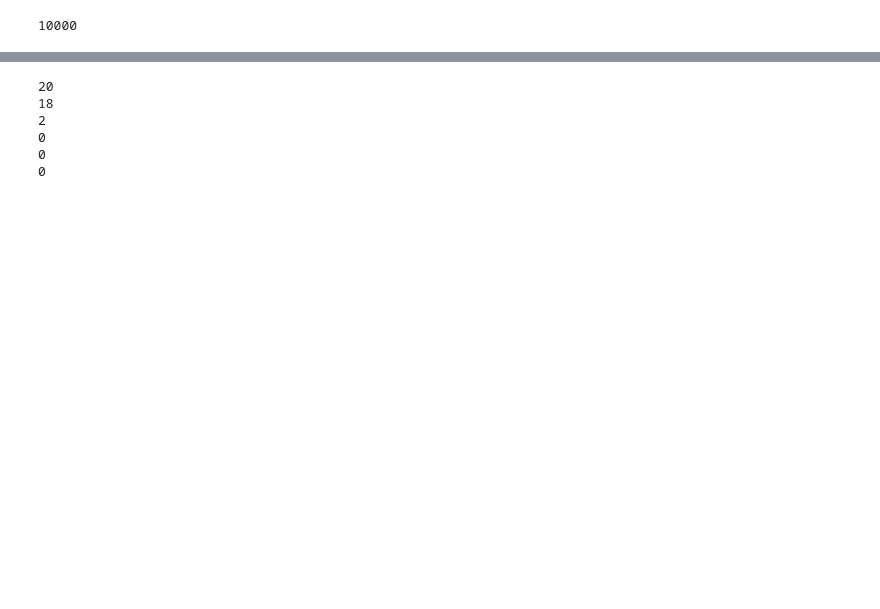
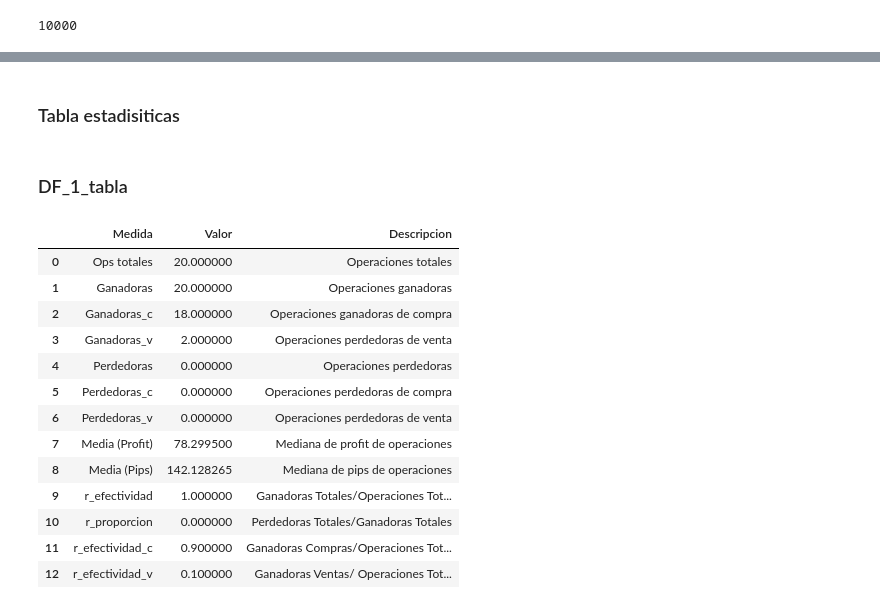
Before and after one commit to luisangelrp97/LAB_2_LARP, a Jupyter notebook: funciones.ipynb, the cells around one changed output, grey strips where cells are left out. Drawn from its saved outputs; the diff is of its cells as text; code cells hidden in the pictures; blank space fills up the shorter version.

```diff
--- a/funciones.ipynb
+++ b/funciones.ipynb
@@ -173,40 +162,62 @@ df_archivo
+# %% [markdown]
+### Tabla estadisiticas
+# %% [markdown]
+### DF_1_tabla
 # %%
-Ganadoras = []
+
 Win = 0   #Ganadoras
 Lose = 0  #Perdedoras
 WinB = 0  #Ganadoras Compra
 WinS = 0 #Ganadoras de Venta
 LoseB = 0 #Perdedora Compra
 LoseS = 0 #Perdedoras Venta
+Pips= len( df_archivo['Pips'])
 
 
 contador = 0
 
 for i in range(0,len(df_archivo)):
     if df_archivo['type'][i] == 'buy':
         if df_archivo['Pips'][i] > 0:
             Win = Win + 1
             WinB = WinB + 1
         else:
             Lose = Lose + 1
             LoseB = LoseB + 1
     else:
         if df_archivo['Pips'][i] > 0:
             Win = Win + 1
             WinS = WinS + 1
         else:
             Lose = Lose + 1
             LoseS = LoseS + 1
-print(Win)
-print(WinB)
-print(WinS)
-print(Lose)
-print(LoseB)
-print(LoseS)
+
+
+Ops_totales = Pips
+r_efectividad  = Win / Ops_totales
+r_porcion = Lose / Win
+r_efectividad_c = WinB / Ops_totales
+r_efectividad_v = WinS / Ops_totales
+Media_Profit = df_archivo['profit'].mean()
+Media_Pips = df_archivo['Pips'].mean()
+
+df_1_tabla = pd.DataFrame (columns = ['Medida','Valor','Descripcion'])
+df_1_tabla.Medida = ['Ops totales','Ganadoras','Ganadoras_c','Ganadoras_v','Perdedoras','Perdedoras_c','Perdedoras_v','Media (Profit)','Media (Pips)','r_efectividad','r_proporcion','r_efectividad_c','r_efectividad_v']
+df_1_tabla.Descripcion = ['Operaciones totales','Operaciones ganadoras','Operaciones ganadoras de compra','Operaciones perdedoras de venta','Operaciones perdedoras','Operaciones perdedoras de compra','Operaciones perdedoras de venta','Mediana de profit de operaciones','Mediana de pips de operaciones','Ganadoras Totales/Operaciones Totales','Perdedoras Totales/Ganadoras Totales','Ganadoras Compras/Operaciones Totales','Ganadoras Ventas/ Operaciones Totales']
+df_1_tabla.Valor = [Ops_totales, Win, WinB, WinS, Lose, LoseB, LoseS, Media_Profit, Media_Pips , r_efectividad, r_porcion, r_efectividad_c, r_efectividad_v,]
+df_1_tabla
 # %% [output]
-20
-18
-2
-0
-0
-0
+|  | Medida | Valor | Descripcion |
+| 0 | Ops totales | 20.000000 | Operaciones totales |
+| 1 | Ganadoras | 20.000000 | Operaciones ganadoras |
+| 2 | Ganadoras_c | 18.000000 | Operaciones ganadoras de compra |
+| 3 | Ganadoras_v | 2.000000 | Operaciones perdedoras de venta |
+| 4 | Perdedoras | 0.000000 | Operaciones perdedoras |
+| 5 | Perdedoras_c | 0.000000 | Operaciones perdedoras de compra |
+| 6 | Perdedoras_v | 0.000000 | Operaciones perdedoras de venta |
+| 7 | Media (Profit) | 78.299500 | Mediana de profit de operaciones |
+| 8 | Media (Pips) | 142.128265 | Mediana de pips de operaciones |
+| 9 | r_efectividad | 1.000000 | Ganadoras Totales/Operaciones Tot... |
+| 10 | r_proporcion | 0.000000 | Perdedoras Totales/Ganadoras Totales |
+| 11 | r_efectividad_c | 0.900000 | Ganadoras Compras/Operaciones Tot... |
+| 12 | r_efectividad_v | 0.100000 | Ganadoras Ventas/ Operaciones Tot... |
```
Also changed, not shown: parts of 20 cells of this notebook.
